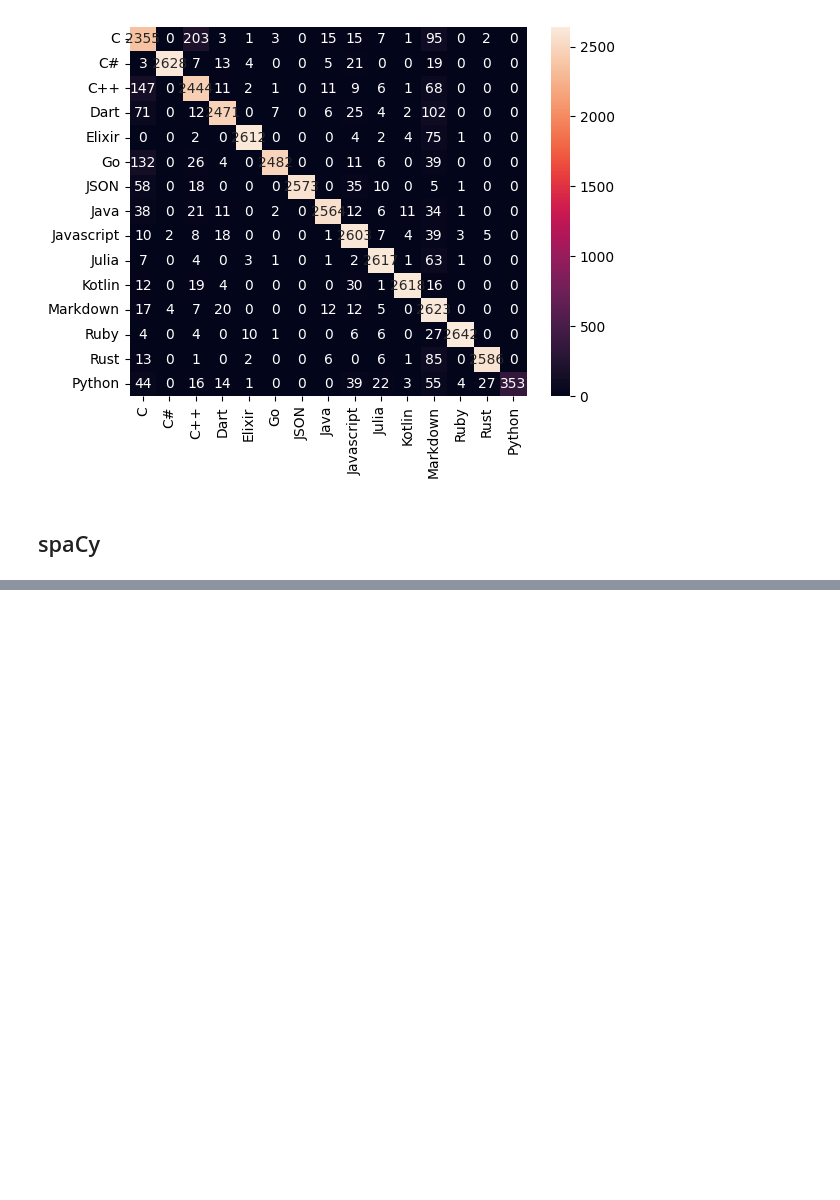
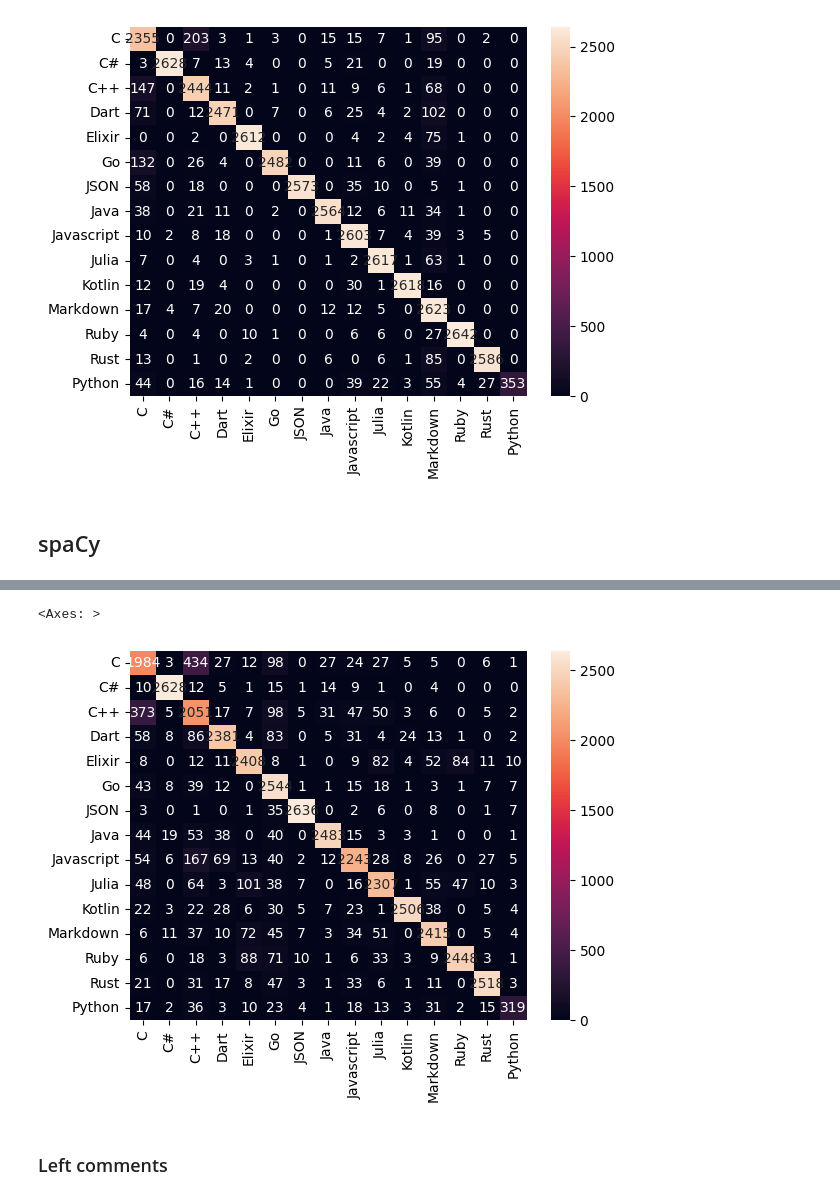
Before and after one commit to AOx0/proyecto-pln, a Jupyter notebook: notebooks/svm.ipynb, the cells around one changed output, grey strips where cells are left out. Saved outputs shown, nothing was run; the diff lists cells and outputs as text; code cells hidden in the pictures; blank space fills up the shorter version.

```diff
--- a/notebooks/svm.ipynb
+++ b/notebooks/svm.ipynb
@@ -273,0 +297,26 @@ sns.heatmap(confusion_matrix(y_test, y_pred), annot=True, fmt='.0f', xticklabels
+# %%
+df['vector'] = df['source'].progress_apply(vectorize_spacy)
+# %%
+mapper = {}
+for i in range(len(TARGET)):
+    mapper[TARGET[i]] = i
+
+df['lang'] = df['language'].map(mapper)
+# %%
+from sklearn.model_selection import train_test_split
+from sklearn.ensemble import RandomForestClassifier
+from sklearn.metrics import classification_report, confusion_matrix
+import seaborn as sns
+
+X = df['vector']
+# X = np.concatenate(X, axis=0).reshape(-1, 300)
+X = np.vstack(X).reshape(-1, 300)
+y = df['lang']
+
+#stratify se asegura de mantener una proporcion entre las clases
+X_test, X_train, y_test, y_train = train_test_split(X, y, train_size=0.9, random_state=101, stratify=y)
+# %%
+model = SVC(C=12)
+
+model.fit(X_train, y_train)
+y_pred = model.predict(X_test)
@@ -273,0 +343,7 @@ sns.heatmap(confusion_matrix(y_test, y_pred), annot=True, fmt='.0f', xticklabels
+# %%
+sns.heatmap(confusion_matrix(y_test, y_pred), annot=True, fmt='.0f', xticklabels=TARGET, yticklabels=TARGET)
+# %% [output]
+<Axes: >
+[figure, added]
+# %% [markdown]
+### Left comments
```
Also changed, not shown: parts of 17 cells of this notebook, 8 other files.
